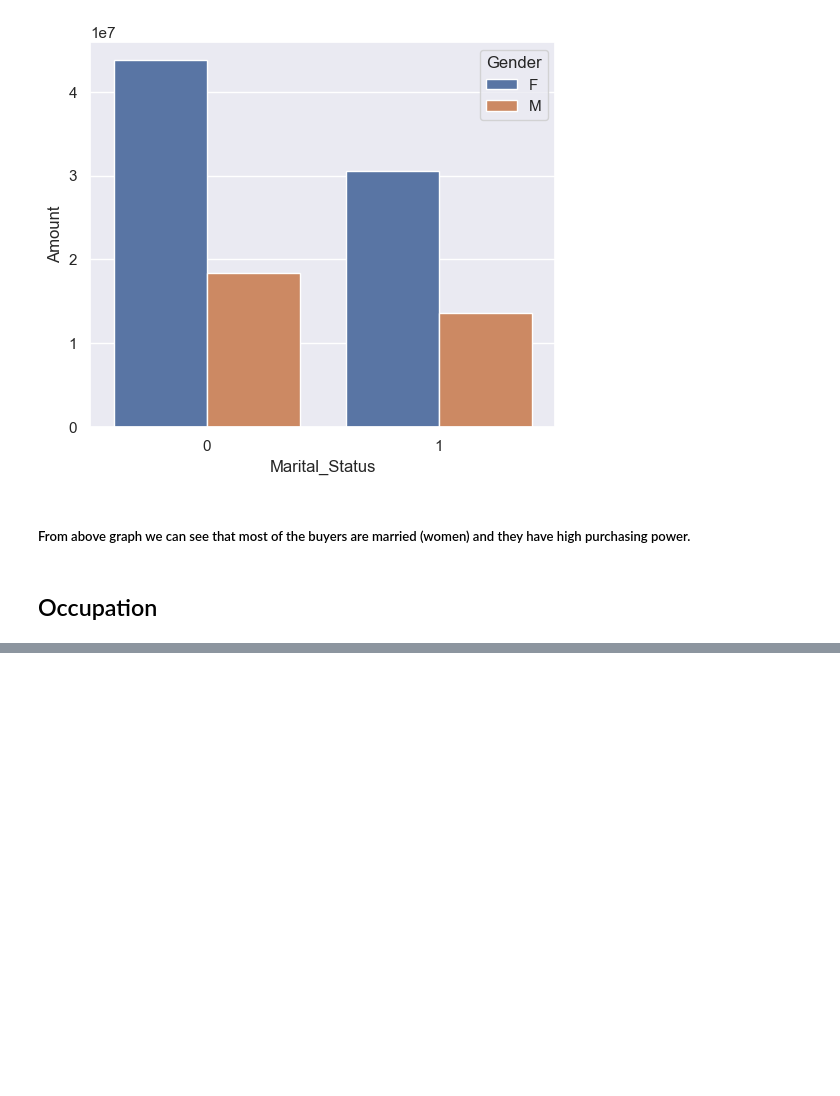
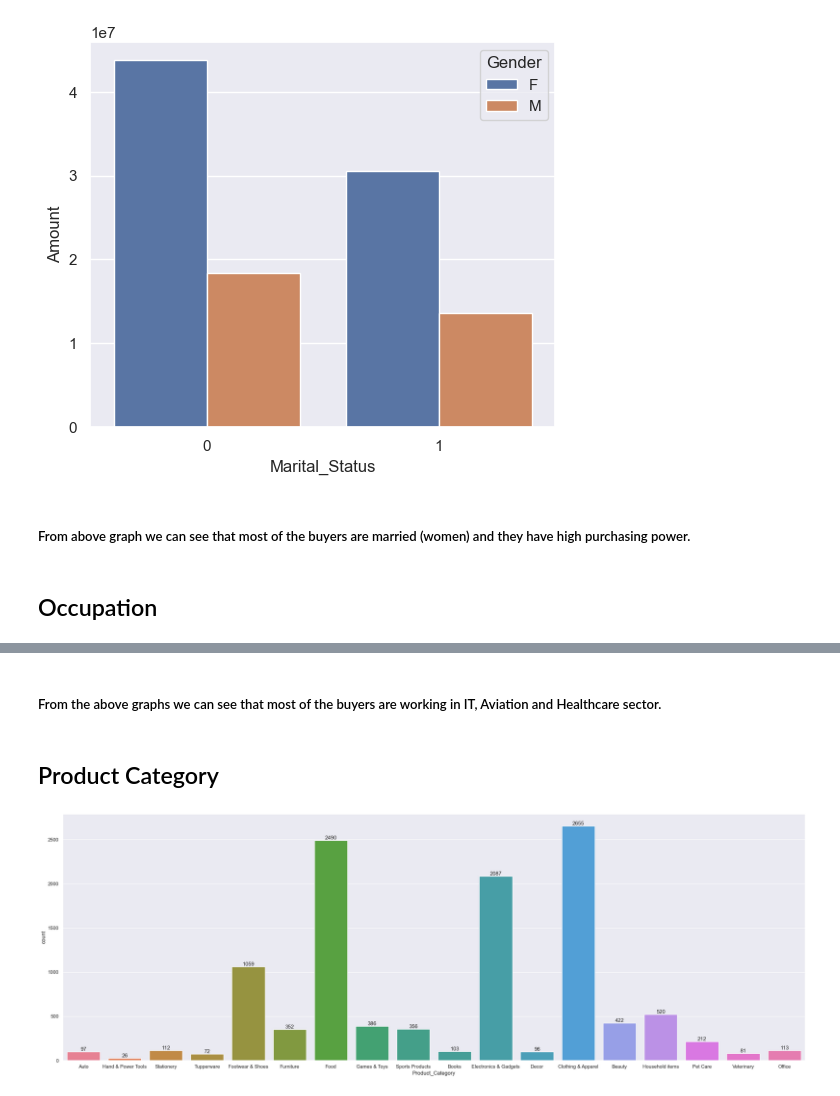
Before and after one commit to sonalika016/Exploratory-Data-Analysis-using-Python, a Jupyter notebook: Diwali_Sales_Analysis.ipynb, the cells around one changed output, grey strips where cells are left out. Cells and saved outputs as stored; diff of their text form; code cells hidden in the pictures; blank space fills up the shorter version.

```diff
--- a/Diwali_Sales_Analysis.ipynb
+++ b/Diwali_Sales_Analysis.ipynb
@@ -245,0 +262,12 @@ sns.barplot (data = sales_ms, x = 'Marital_Status', y = 'Amount', hue = 'Gender'
+# %% [markdown]
+##### From the above graphs we can see that most of the buyers are working in IT, Aviation and Healthcare sector.
+# %% [markdown]
+## Product Category
+# %%
+pc = sns.countplot (data = df, x = 'Product_Category', hue ='Product_Category', legend = False)
+
+sns.set(rc ={'figure.figsize':(20,5)})
+for bars in pc.containers:
+    pc.bar_label(bars)
+# %% [output]
+[figure, added]
```
Also changed, not shown: parts of 7 cells of this notebook.
